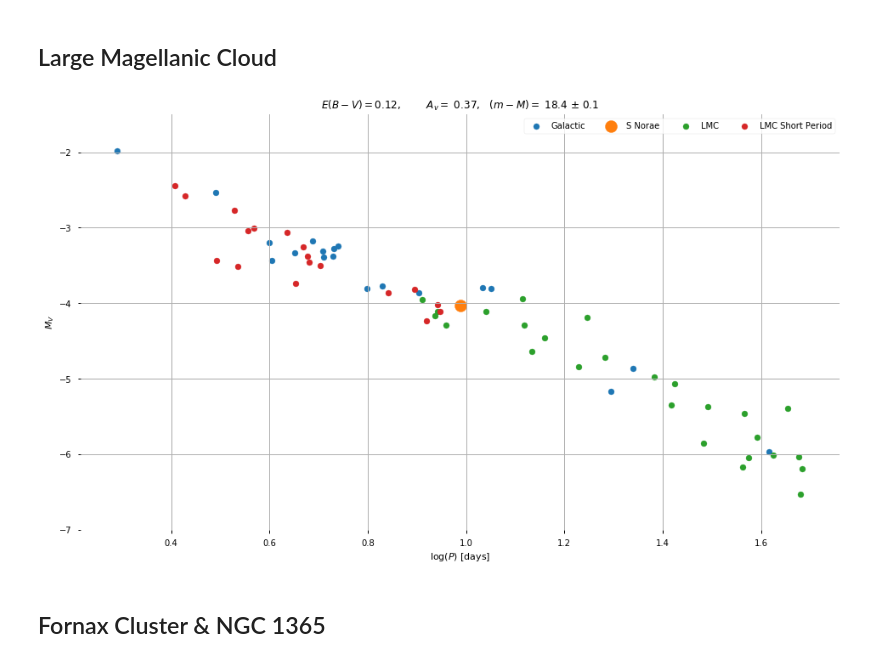
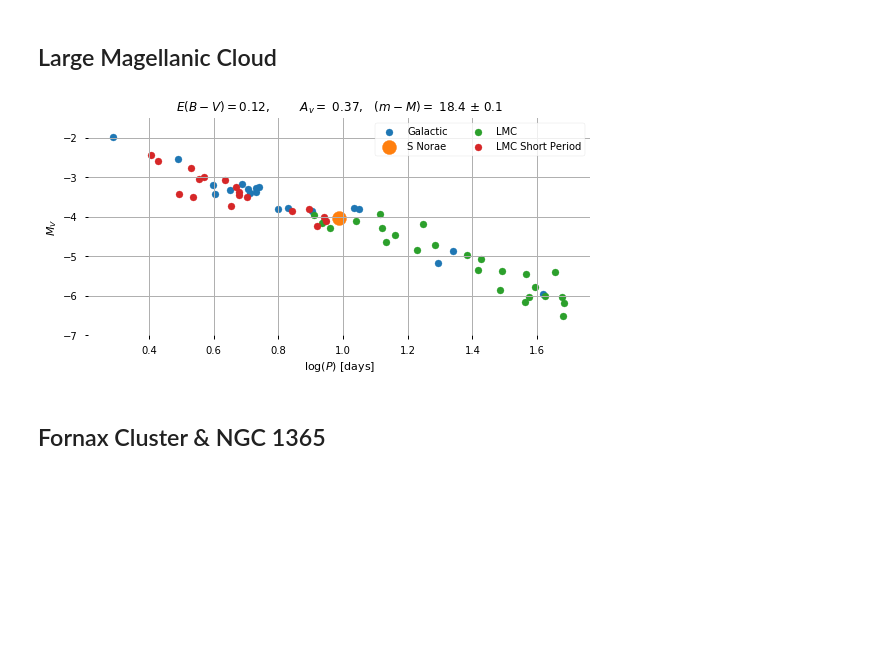
Before and after one commit to kaimibk/School, a Jupyter notebook: ASTR_423/A8/A8.ipynb, the cells around one changed output. Saved outputs shown, nothing was run; the diff lists cells and outputs as text; code cells hidden in the pictures; blank space fills up the shorter version.

```diff
--- a/ASTR_423/A8/A8.ipynb
+++ b/ASTR_423/A8/A8.ipynb
@@ -88,25 +88,25 @@ m_M_LMC = 18.43
 lmc_ceph['V'] = lmc_ceph['V'] - AV_LMC - m_M_LMC
 lmc_ceph_short['V'] = lmc_ceph_short['V'] - AV_LMC - m_M_LMC
 # %%
-fig = plt.figure(figsize=(16, 9))
+fig = plt.figure(figsize=(9, 4))
 ax = plt.gca()
 plt.box(False)
 plt.grid()
 
 ax.scatter(gal_ceph_df['P(days)'], gal_ceph_df['Mv'], label='Galactic')
 ax.scatter(S_normae['Period'], S_normae['V'], label='S Norae', s=200)
 ax.scatter(lmc_ceph['logP(days)'], lmc_ceph['V'], label='LMC')
 ax.scatter(lmc_ceph_short['logP(days)'], lmc_ceph_short['V'], label='LMC Short Period')
 
 ax.set_xlabel(r"$\log(P)$ [days]")
 ax.set_ylabel(r"$M_V$")
 ax.set_ylim(-7, -1.5)
 ax.set_title(f"$E (B-V) = ${E_BV_LMC}, \t $A_v =$ {(AV_LMC):.2f}, \t $(m-M) =$ {(m_M_LMC):.1f} $\pm$ 0.1")
 
-plt.legend(loc='best', ncol=4)
-plt.show()
+plt.legend(loc='best', ncol=2)
+plt.savefig('out/LMC.png', dpi=300, bbox_inches='tight')
 # %% [output]
-[figure, old version]
+[figure, new version]
 # %% [markdown]
 ## Fornax Cluster & NGC 1365
 # %%
```
Also changed, not shown: parts of 9 cells of this notebook.
